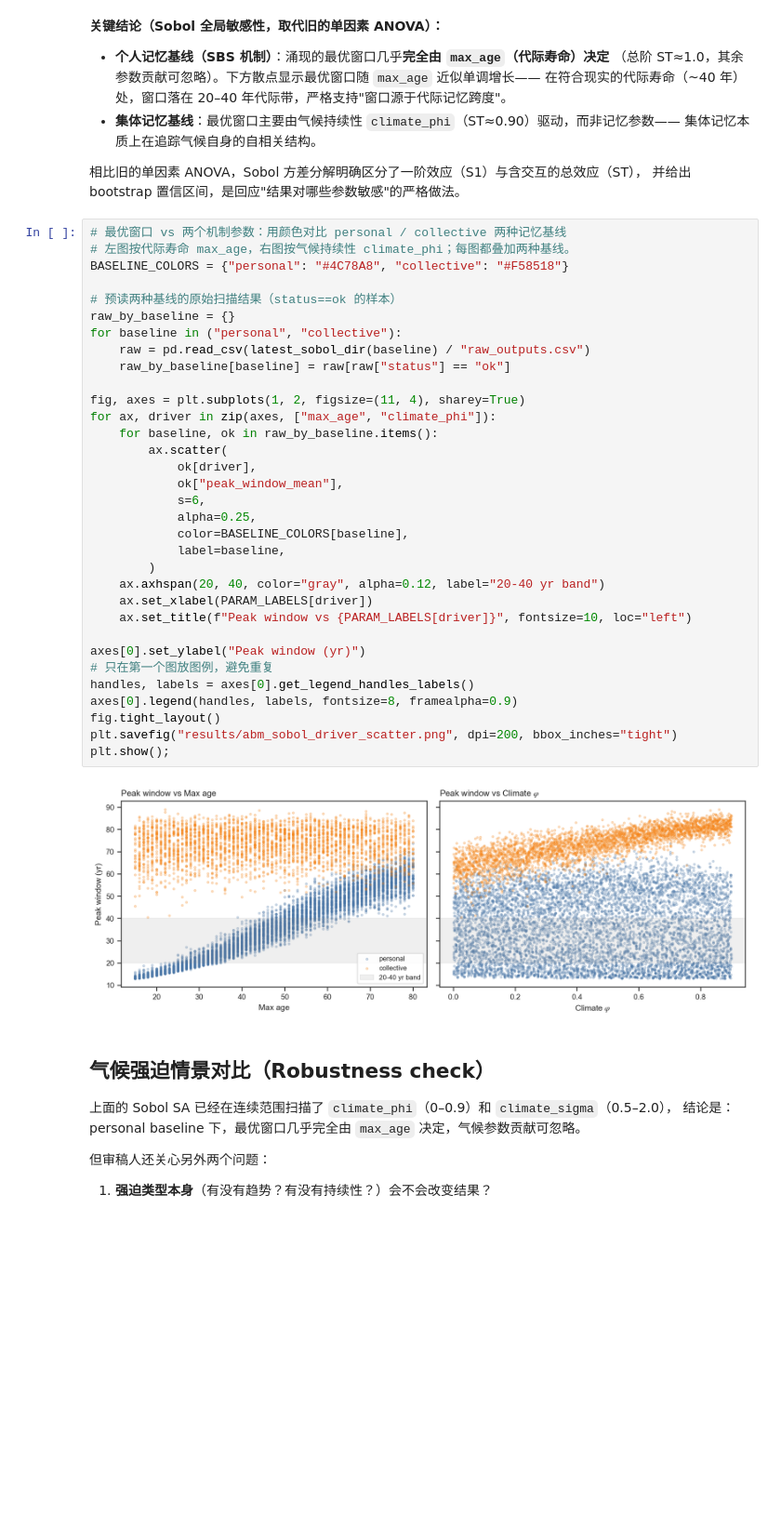
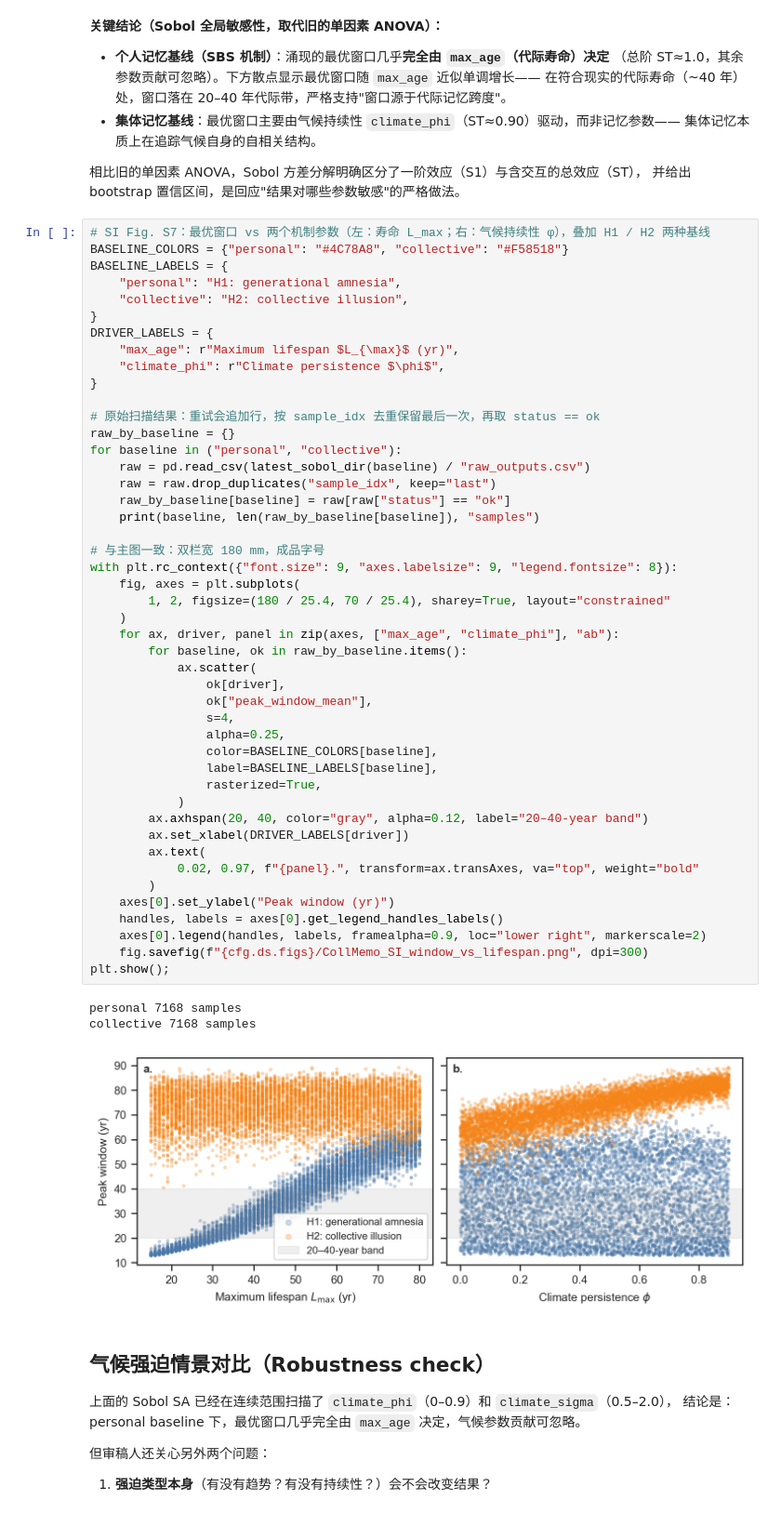
Before and after one commit to SongshGeo/shifting_baseline, a Jupyter notebook: reports/abm.ipynb, the cells around one changed output. Shown at 93% size. Cells and saved outputs as stored; diff of their text form; blank space fills up the shorter version.

Commit message:
feat: :sparkles: 更新 ABM 报告和绘图脚本
- 在 `abm_mechanism.ipynb` 中更新元数据，记录执行状态和时间，提升分析的可追溯性。
- 修改 `abm.ipynb`，添加对 `shifting_baseline` 的导入，确保环境变量解析的正确性。
- 在 `plot_sobol.py` 中优化目录查找逻辑，确保只识别标准目录名，提升数据处理的准确性。

```diff
--- a/reports/abm.ipynb
+++ b/reports/abm.ipynb
@@ -256,40 +257,55 @@ plt.show();
 相比旧的单因素 ANOVA，Sobol 方差分解明确区分了一阶效应（S1）与含交互的总效应（ST），
 并给出 bootstrap 置信区间，是回应"结果对哪些参数敏感"的严格做法。
 # %%
-# 最优窗口 vs 两个机制参数：用颜色对比 personal / collective 两种记忆基线
-# 左图按代际寿命 max_age，右图按气候持续性 climate_phi；每图都叠加两种基线。
+# SI Fig. S7：最优窗口 vs 两个机制参数（左：寿命 L_max；右：气候持续性 φ），叠加 H1 / H2 两种基线
 BASELINE_COLORS = {"personal": "#4C78A8", "collective": "#F58518"}
+BASELINE_LABELS = {
+    "personal": "H1: generational amnesia",
+    "collective": "H2: collective illusion",
+}
+DRIVER_LABELS = {
+    "max_age": r"Maximum lifespan $L_{\max}$ (yr)",
+    "climate_phi": r"Climate persistence $\phi$",
+}
 
-# 预读两种基线的原始扫描结果（status==ok 的样本）
+# 原始扫描结果：重试会追加行，按 sample_idx 去重保留最后一次，再取 status == ok
 raw_by_baseline = {}
 for baseline in ("personal", "collective"):
     raw = pd.read_csv(latest_sobol_dir(baseline) / "raw_outputs.csv")
+    raw = raw.drop_duplicates("sample_idx", keep="last")
     raw_by_baseline[baseline] = raw[raw["status"] == "ok"]
+    print(baseline, len(raw_by_baseline[baseline]), "samples")
 
-fig, axes = plt.subplots(1, 2, figsize=(11, 4), sharey=True)
-for ax, driver in zip(axes, ["max_age", "climate_phi"]):
-    for baseline, ok in raw_by_baseline.items():
-        ax.scatter(
-            ok[driver],
-            ok["peak_window_mean"],
-            s=6,
-            alpha=0.25,
-            color=BASELINE_COLORS[baseline],
-            label=baseline,
+# 与主图一致：双栏宽 180 mm，成品字号
+with plt.rc_context({"font.size": 9, "axes.labelsize": 9, "legend.fontsize": 8}):
+    fig, axes = plt.subplots(
+        1, 2, figsize=(180 / 25.4, 70 / 25.4), sharey=True, layout="constrained"
+    )
+    for ax, driver, panel in zip(axes, ["max_age", "climate_phi"], "ab"):
+        for baseline, ok in raw_by_baseline.items():
+            ax.scatter(
+                ok[driver],
+                ok["peak_window_mean"],
+                s=4,
+                alpha=0.25,
+                color=BASELINE_COLORS[baseline],
+                label=BASELINE_LABELS[baseline],
+                rasterized=True,
+            )
+        ax.axhspan(20, 40, color="gray", alpha=0.12, label="20–40-year band")
+        ax.set_xlabel(DRIVER_LABELS[driver])
+        ax.text(
+            0.02, 0.97, f"{panel}.", transform=ax.transAxes, va="top", weight="bold"
         )
-    ax.axhspan(20, 40, color="gray", alpha=0.12, label="20-40 yr band")
-    ax.set_xlabel(PARAM_LABELS[driver])
-    ax.set_title(f"Peak window vs {PARAM_LABELS[driver]}", fontsize=10, loc="left")
-
-axes[0].set_ylabel("Peak window (yr)")
-# 只在第一个图放图例，避免重复
-handles, labels = axes[0].get_legend_handles_labels()
-axes[0].legend(handles, labels, fontsize=8, framealpha=0.9)
-fig.tight_layout()
-plt.savefig("results/abm_sobol_driver_scatter.png", dpi=200, bbox_inches="tight")
+    axes[0].set_ylabel("Peak window (yr)")
+    handles, labels = axes[0].get_legend_handles_labels()
+    axes[0].legend(handles, labels, framealpha=0.9, loc="lower right", markerscale=2)
+    fig.savefig(f"{cfg.ds.figs}/CollMemo_SI_window_vs_lifespan.png", dpi=300)
 plt.show();
 # %% [output]
+personal 7168 samples
+collective 7168 samples
-[figure, old version]
+[figure, new version]
 # %% [markdown]
 ## 气候强迫情景对比（Robustness check）
 
```
Also changed, not shown: parts of 3 cells of this notebook, 2 other files.
